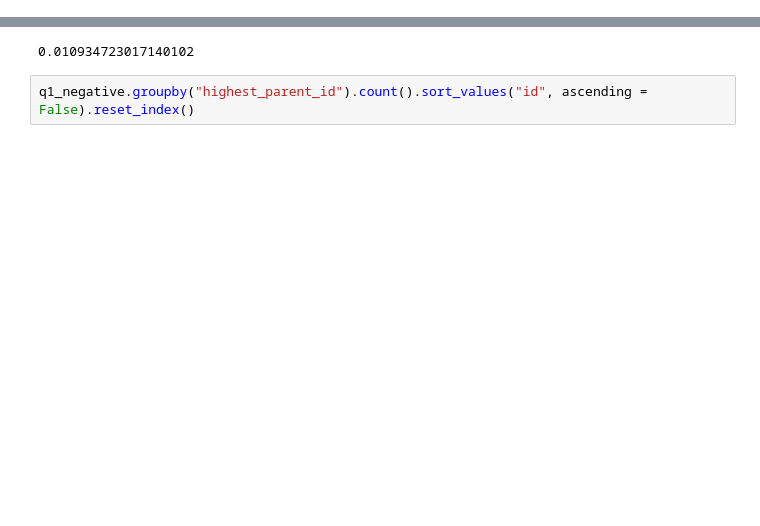
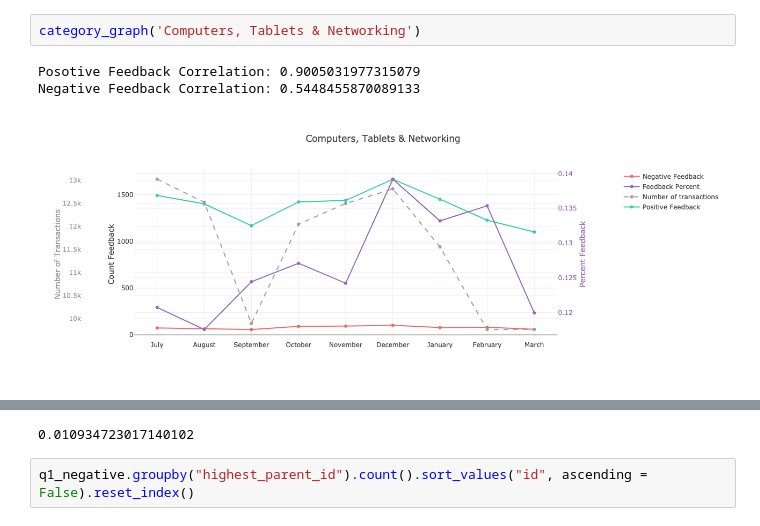
Before and after one commit to bonanzakevin/data_analysis, a Jupyter notebook: notebooks/buyer_feedback.ipynb, the cells around one changed output, grey strips where cells are left out. Drawn from its saved outputs; the diff is of its cells as text; blank space fills up the shorter version.

```diff
--- a/notebooks/buyer_feedback.ipynb
+++ b/notebooks/buyer_feedback.ipynb
@@ -77,0 +278,6 @@ dtype: object
+# %%
+category_graph('Computers, Tablets & Networking')
+# %% [output]
+Posotive Feedback Correlation: 0.9005031977315079
+Negative Feedback Correlation: 0.5448455870089133
+[figure, added]
```
Also changed, not shown: parts of 25 cells of this notebook, 4 other files.
